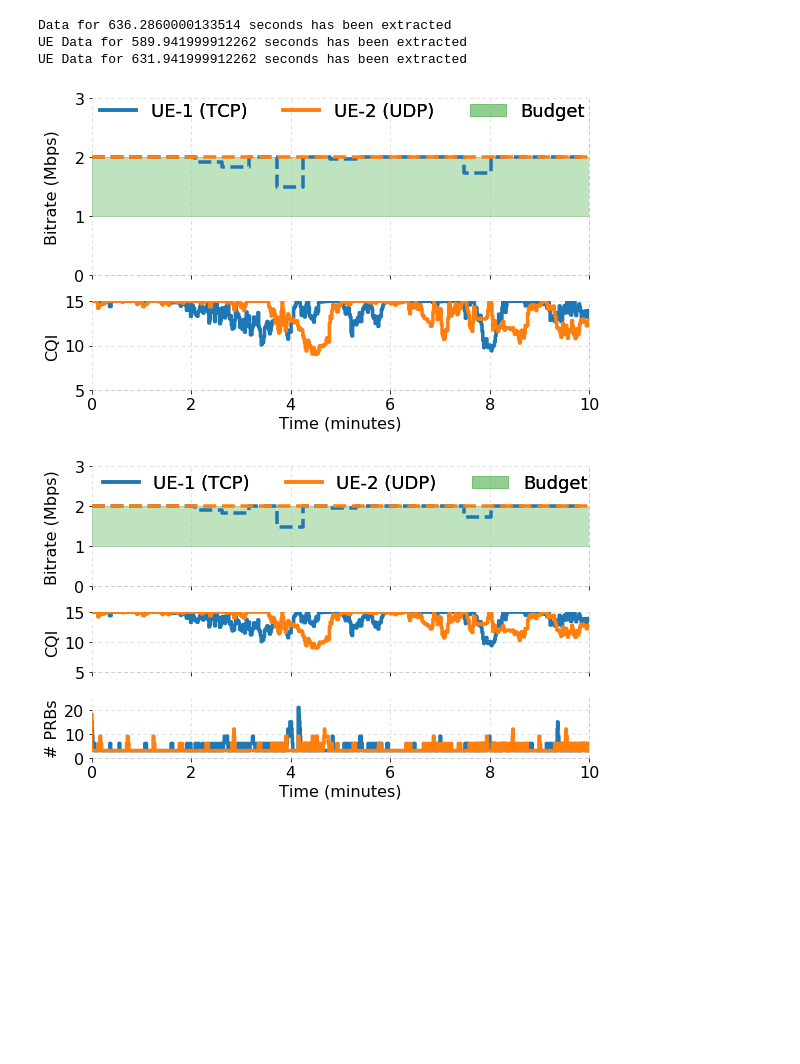
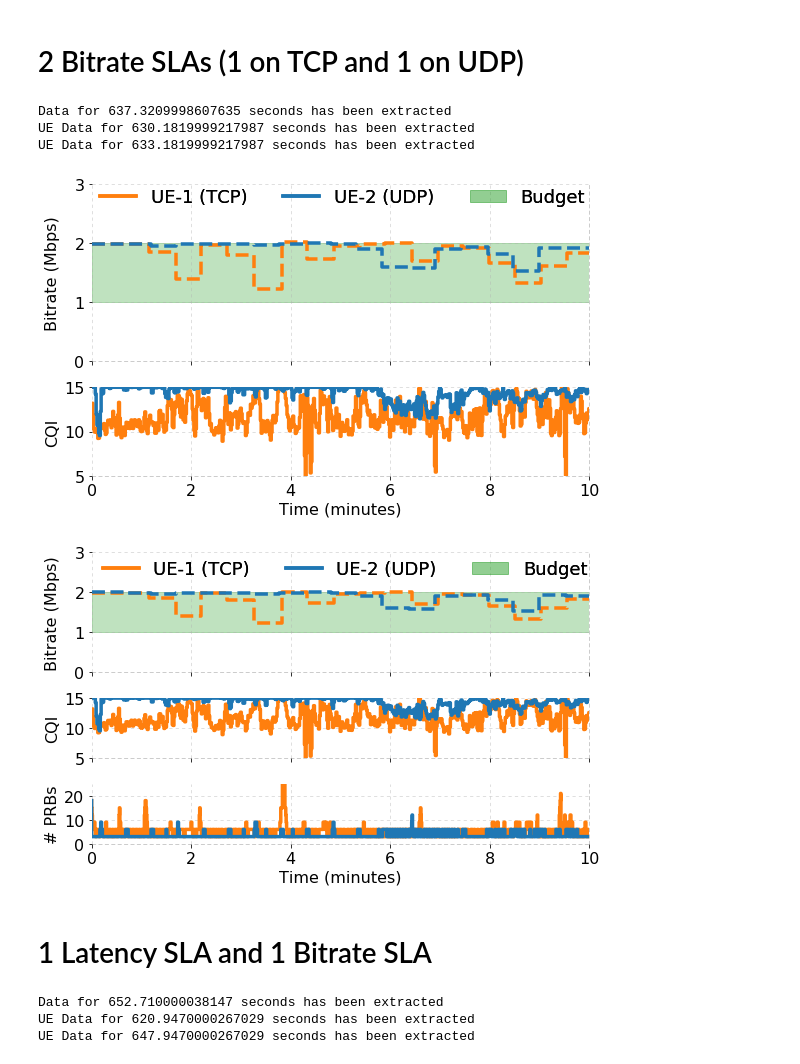
Before and after one commit to serhatarslan-hub/cell-order, a Jupyter notebook: analysis/cell-order-overTheAir-eval.ipynb, the cells around one changed output. Drawn from its saved outputs; the diff is of its cells as text; code cells hidden in the pictures; blank space fills up the shorter version.

Commit message:
Sync over-the-air experiment figures

```diff
--- a/analysis/cell-order-overTheAir-eval.ipynb
+++ b/analysis/cell-order-overTheAir-eval.ipynb
@@ -17,14 +17,16 @@ sys.path.append('../radio_api')
 import constants
 # %%
 FIG_SIZE = (8,5)
+FIG_SIZE_TALL = (8,6)
 FONT_SIZE = 16
 LINE_STYLE = (0,(4,4))
 LINE_WIDTH = 3.5
-SAVE_FIG = True
+SAVE_FIG = False
 
-RESERVATION = 'OTA_THP-TCP_THP-UDP'
+RESERVATION = 'OTA'
 LAT_S_IDX = 0
 THP_S_IDX = 1
+COLORS = [1, 0]
 reservation_data_dir = '../data/' + RESERVATION + '/'
 
 if (SAVE_FIG):
@@ -35,6 +37,7 @@ if (SAVE_FIG):
 SLA_PERIOD = 30 # seconds over which the SLAs are negotiated
 OUTLIER_PERCENTILE = 5 # Percentile to clip-off from both ends for each SLA period
 N_PRB_PER_RBG = 3
+RTT_WIRED_MSEC = 38
 # %%
 def filter_bs_sla_stats(bs_data, budgets, ts_start):
 
@@ -109,19 +112,21 @@ def filter_ue_sla_stats(ue_data, sid):
     ue_data[sid]['filtered_ts_sec'] = np.array(ue_data[sid]['filtered_ts_sec'])
     ue_data[sid]['filtered_rtt_msec'] = np.array(ue_data[sid]['filtered_rtt_msec'])
     ue_data[sid]['filtered_mbps'] = np.array(ue_data[sid]['filtered_mbps'])
+# %% [markdown]
+# 2 Bitrate SLAs (1 on TCP and 1 on UDP)
 # %%
-bs_log_filename = reservation_data_dir + 'cell-order.log'
+bs_log_filename = reservation_data_dir + 'cell-order-3.log'
 bs_data, bs_budgets, bs_ts_start = \
     cell_order_log_analysis.read_cell_order_log(bs_log_filename, consider_dst=True)
 filter_bs_sla_stats(bs_data, bs_budgets, bs_ts_start)
 
-ue_slices = [0, 1]
+ue_slices = [LAT_S_IDX, THP_S_IDX]
 traffic_types = ['TCP', 'UDP']
 ue_filenames = {}
 ue_data = {}
 for ue_slice in ue_slices:
     ue_filenames[ue_slice] = \
-        reservation_data_dir + 'cell-order-ue{}.log'.format(ue_slice + 2)
+        reservation_data_dir + 'cell-order-ue{}-thp-{}-3.log'.format(ue_slice + 2, traffic_types[ue_slice].lower())
     cur_data, s_id, ue_ts_start = \
         cell_order_log_analysis.read_cell_order_ue_log(ue_filenames[ue_slice], bs_ts_start, consider_dst=True)
     assert s_id == ue_slice
@@ -129,9 +134,9 @@ for ue_slice in ue_slices:
     ue_data[ue_slice] = cur_data
     filter_ue_sla_stats(ue_data, s_id)
 # %% [output]
-Data for 636.2860000133514 seconds has been extracted
-UE Data for 589.941999912262 seconds has been extracted
-UE Data for 631.941999912262 seconds has been extracted
+Data for 637.3209998607635 seconds has been extracted
+UE Data for 630.1819999217987 seconds has been extracted
+UE Data for 633.1819999217987 seconds has been extracted
 # %%
 XMAX = 10
 f, (ax1, ax2) = plt.subplots(2, 1, gridspec_kw={'height_ratios': [2, 1]}, figsize=FIG_SIZE)
@@ -141,11 +146,11 @@ for ue_slice in ue_slices:
     ax1.step(np.insert(ue_data[ue_slice]['filtered_ts_sec'] / 60, 0, 0),
             np.insert(ue_data[ue_slice]['filtered_mbps'], 0, ue_data[ue_slice]['filtered_mbps'][0]),
             where='pre', linestyle='--',
-            label='UE-{} ({})'.format(ue_slice + 1, traffic_types[ue_slice]), linewidth=3.5, color='C{}'.format(ue_slice))
+            label='UE-{} ({})'.format(ue_slice + 1, traffic_types[ue_slice]), linewidth=3.5, color='C{}'.format(COLORS[ue_slice]))
     # ax1.step(np.insert(bs_data[ue_slice]['filtered_ts_sec'] / 60, 0, 0),
     #         np.insert(bs_data[ue_slice]['filtered_thp_mbps'], 0, bs_data[ue_slice]['filtered_thp_mbps'][0]),
     #         where='pre', label='BS for UE{}'.format(ue_slice), linewidth=3.5, color='C{}'.format(ue_slice), linestyle='--')
-    legend_lines.append(Line2D([0,1],[0,1],linestyle='-', linewidth=3.5, color='C{}'.format(ue_slice)))
+    legend_lines.append(Line2D([0,1],[0,1],linestyle='-', linewidth=3.5, color='C{}'.format(COLORS[ue_slice])))
 
     # cnt = 1
     thp_budget_lo = bs_budgets['slice_tx_rate_budget_mbps'][ue_slice][0]
@@ -206,7 +211,7 @@ ax1.spines["bottom"].set_color('gray')
 for ue_slice in ue_slices:
     ax2.step(np.insert(bs_data[ue_slice]['raw_ts_sec'] / 60, 0, 0),
             np.insert(bs_data[ue_slice]['raw_cqi'], 0, bs_data[ue_slice]['raw_cqi'][0]),
-            where='pre', linewidth=3.5, color='C{}'.format(ue_slice), linestyle='-',
+            where='pre', linewidth=3.5, color='C{}'.format(COLORS[ue_slice]), linestyle='-',
             label='UE{}'.format(ue_slice))
 
 ax2.set_xlabel('Time (minutes)', fontsize=FONT_SIZE)
@@ -240,11 +245,11 @@ f.tight_layout()
 f.align_ylabels()
 
 if SAVE_FIG:
-    plt.savefig(reservation_out_dir + 'ota_thp_and_cqi_.pdf')
+    plt.savefig(reservation_out_dir + 'ota_thp_and_cqi.pdf')
 
 plt.show()
 # %% [output]
-[figure, old version]
+[figure, new version]
 # %%
 XMAX = 10
 f, (ax1, ax2, ax3) = plt.subplots(3, 1, gridspec_kw={'height_ratios': [2, 1, 1]}, figsize=FIG_SIZE)
@@ -254,11 +259,11 @@ for ue_slice in ue_slices:
     ax1.step(np.insert(ue_data[ue_slice]['filtered_ts_sec'] / 60, 0, 0),
             np.insert(ue_data[ue_slice]['filtered_mbps'], 0, ue_data[ue_slice]['filtered_mbps'][0]),
             where='pre', linestyle='--',
-            label='UE-{} ({})'.format(ue_slice + 1, traffic_types[ue_slice]), linewidth=3.5, color='C{}'.format(ue_slice))
+            label='UE-{} ({})'.format(ue_slice + 1, traffic_types[ue_slice]), linewidth=3.5, color='C{}'.format(COLORS[ue_slice]))
     # ax1.step(np.insert(bs_data[ue_slice]['filtered_ts_sec'] / 60, 0, 0),
     #         np.insert(bs_data[ue_slice]['filtered_thp_mbps'], 0, bs_data[ue_slice]['filtered_thp_mbps'][0]),
     #         where='pre', label='BS for UE{}'.format(ue_slice), linewidth=3.5, color='C{}'.format(ue_slice), linestyle='--')
-    legend_lines.append(Line2D([0,1],[0,1],linestyle='-', linewidth=3.5, color='C{}'.format(ue_slice)))
+    legend_lines.append(Line2D([0,1],[0,1],linestyle='-', linewidth=3.5, color='C{}'.format(COLORS[ue_slice])))
 
     # cnt = 1
     thp_budget_lo = bs_budgets['slice_tx_rate_budget_mbps'][ue_slice][0]
@@ -320,7 +325,7 @@ ax1.spines["bottom"].set_color('gray')
 for ue_slice in ue_slices:
     ax2.step(np.insert(bs_data[ue_slice]['raw_ts_sec'] / 60, 0, 0),
             np.insert(bs_data[ue_slice]['raw_cqi'], 0, bs_data[ue_slice]['raw_cqi'][0]),
-            where='pre', linewidth=3.5, color='C{}'.format(ue_slice), linestyle='-',
+            where='pre', linewidth=3.5, color='C{}'.format(COLORS[ue_slice]), linestyle='-',
             label='UE{}'.format(ue_slice))
 
 # ax2.set_xlabel('Time (minutes)', fontsize=FONT_SIZE)
@@ -354,7 +359,7 @@ ax2.spines["bottom"].set_color('gray')
 for ue_slice in ue_slices:
     ax3.step(np.insert(bs_data[ue_slice]['raw_ts_sec'] / 60, 0, 0),
              np.insert(bs_data[ue_slice]['raw_n_rbgs'], 0, bs_data[ue_slice]['raw_n_rbgs'][0]) * N_PRB_PER_RBG,
-             where='pre', linewidth=3.5, color='C{}'.format(ue_slice), linestyle='-',
+             where='pre', linewidth=3.5, color='C{}'.format(COLORS[ue_slice]), linestyle='-',
              label='UE{}'.format(ue_slice))
 
 ax3.set_xlabel('Time (minutes)', fontsize=FONT_SIZE)
@@ -365,31 +370,58 @@ ax3.set_ylim((0, 25))
 ax3.yaxis.set_ticks(np.arange(0,26,10))
 ax3.set_xlim([0, XMAX])
 # ax2.xaxis.set_ticks(np.arange(13))
 
 ax3.grid(axis='both', alpha=0.5, linestyle=LINE_STYLE)
 
 ax3.spines['top'].set_visible(False)
 # ax3.spines['right'].set_visible(False)
 ax3.spines['left'].set_visible(False)
 ax3.spines["right"].set_linestyle(LINE_STYLE)
 ax3.spines["right"].set_alpha(0.5)
 ax3.spines["right"].set_color('gray')
 ax3.spines["left"].set_linestyle(LINE_STYLE)
 ax3.spines["left"].set_alpha(0.5)
 ax3.spines["left"].set_color('gray')
 ax3.spines["top"].set_linestyle(LINE_STYLE)
 ax3.spines["top"].set_alpha(0.5)
 ax3.spines["top"].set_color('gray')
 ax3.spines["bottom"].set_linestyle(LINE_STYLE)
 ax3.spines["bottom"].set_alpha(0.5)
 ax3.spines["bottom"].set_color('gray')
 
 f.tight_layout()
 f.align_ylabels()
 
 if SAVE_FIG:
     plt.savefig(reservation_out_dir + 'ota_thp_cqi_and_prb.pdf')
 
 plt.show()
 # %% [output]
-[figure, old version]
+[figure, new version]
+# %% [markdown]
+# 1 Latency SLA and 1 Bitrate SLA
+# %%
+EXP_IDX = 2
+bs_log_filename = reservation_data_dir + 'cell-order-{}.log'.format(EXP_IDX)
+bs_data, bs_budgets, bs_ts_start = \
+    cell_order_log_analysis.read_cell_order_log(bs_log_filename, consider_dst=True)
+filter_bs_sla_stats(bs_data, bs_budgets, bs_ts_start)
+
+ue_slices = [LAT_S_IDX, THP_S_IDX]
+traffic_types = ['TCP', 'UDP']
+sla_types = ['lat', 'thp']
+ue_filenames = {}
+ue_data = {}
+for ue_slice in ue_slices:
+    ue_filenames[ue_slice] = \
+        reservation_data_dir + 'cell-order-ue{}-{}-{}-{}.log'.format(ue_slice + 2, sla_types[ue_slice], traffic_types[ue_slice].lower(), EXP_IDX)
+    cur_data, s_id, ue_ts_start = \
+        cell_order_log_analysis.read_cell_order_ue_log(ue_filenames[ue_slice], bs_ts_start, consider_dst=True)
+    assert s_id == ue_slice
+    assert s_id in bs_data.keys()
+    ue_data[ue_slice] = cur_data
+    filter_ue_sla_stats(ue_data, s_id)
+# %% [output]
+Data for 652.710000038147 seconds has been extracted
+UE Data for 620.9470000267029 seconds has been extracted
+UE Data for 647.9470000267029 seconds has been extracted
```
Also changed, not shown: parts of 2 cells of this notebook, 10 other files.
